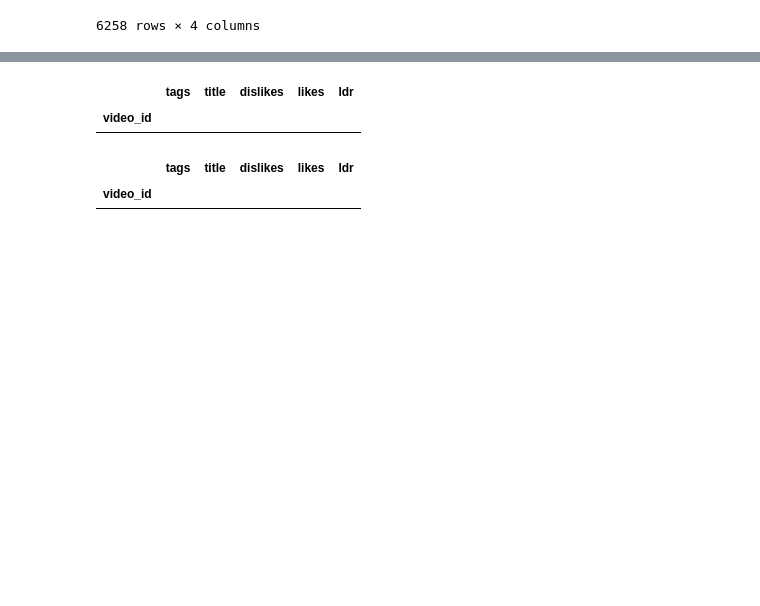
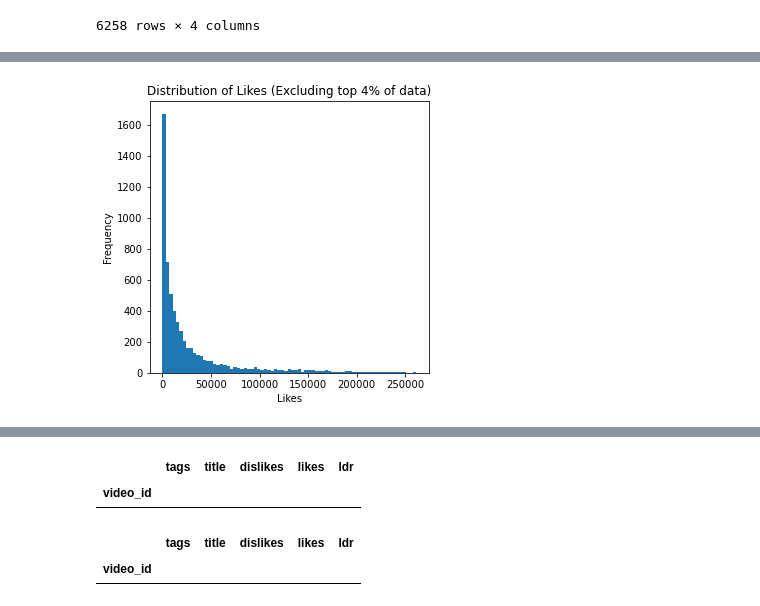
Before and after one commit to danielfeinblatt/Investigating-the-YouTube-Algorithm, a Jupyter notebook: Word Embedding Models.ipynb, the cells around one changed output, grey strips where cells are left out. Drawn from its saved outputs; the diff is of its cells as text; code cells hidden in the pictures; blank space fills up the shorter version.

```diff
--- a/Word Embedding Models.ipynb
+++ b/Word Embedding Models.ipynb
@@ -81,0 +95,13 @@ df['ldr'] = df['likes'] / df['dislikes']
+# %%
+fig = plt.figure(figsize=(5,5))
+ax1 = fig.add_subplot(111)
+
+ax1.hist(df['likes'][df['likes'].between(df['likes'].quantile(0), df['likes'].quantile(.96))], bins=75)
+ax1.set_title('Distribution of Likes (Excluding top 4% of data)')
+ax1.set_ylabel('Frequency')
+ax1.set_xlabel('Likes')
+
+plt.savefig('likes_hist.png')
+plt.show()
+# %% [output]
+[figure, added]
```
Also changed, not shown: parts of 4 cells of this notebook.
